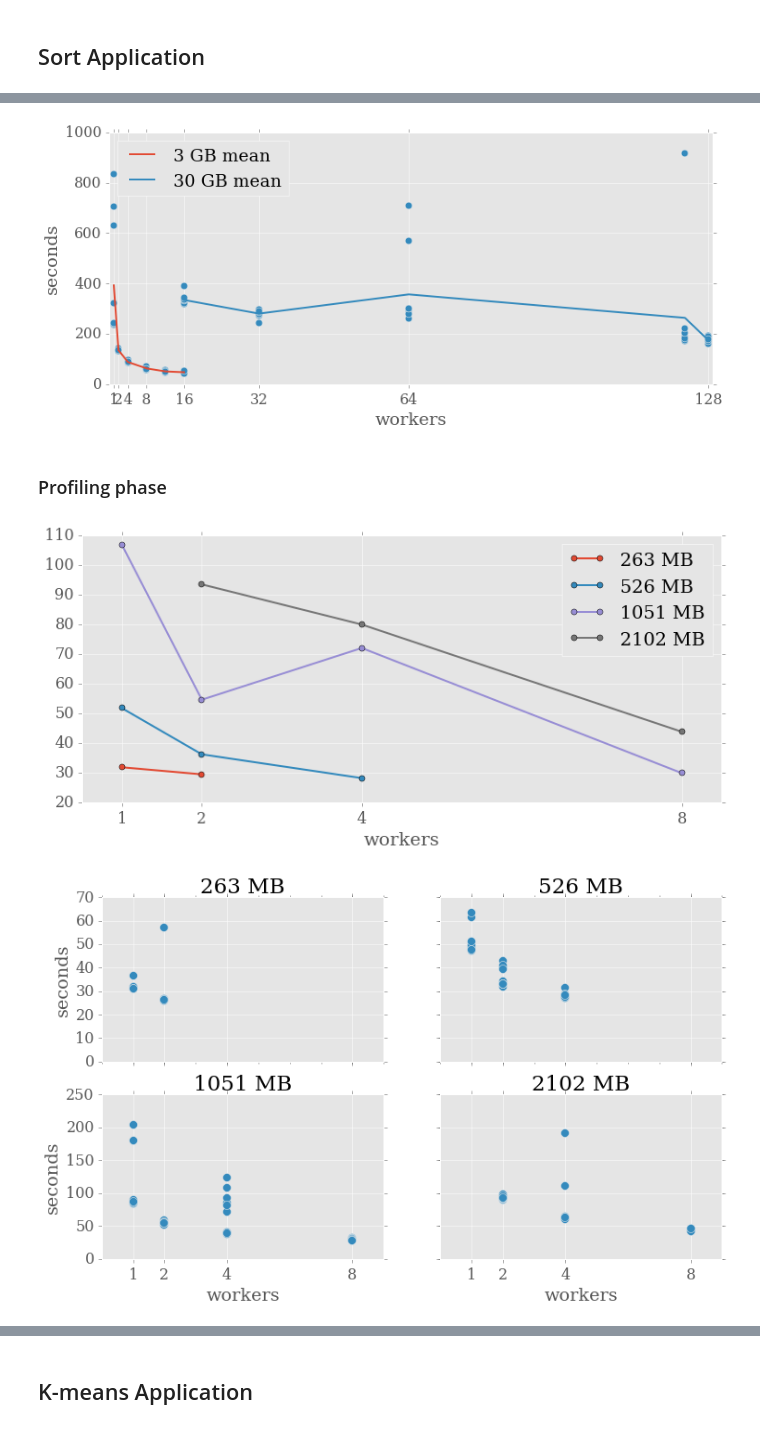
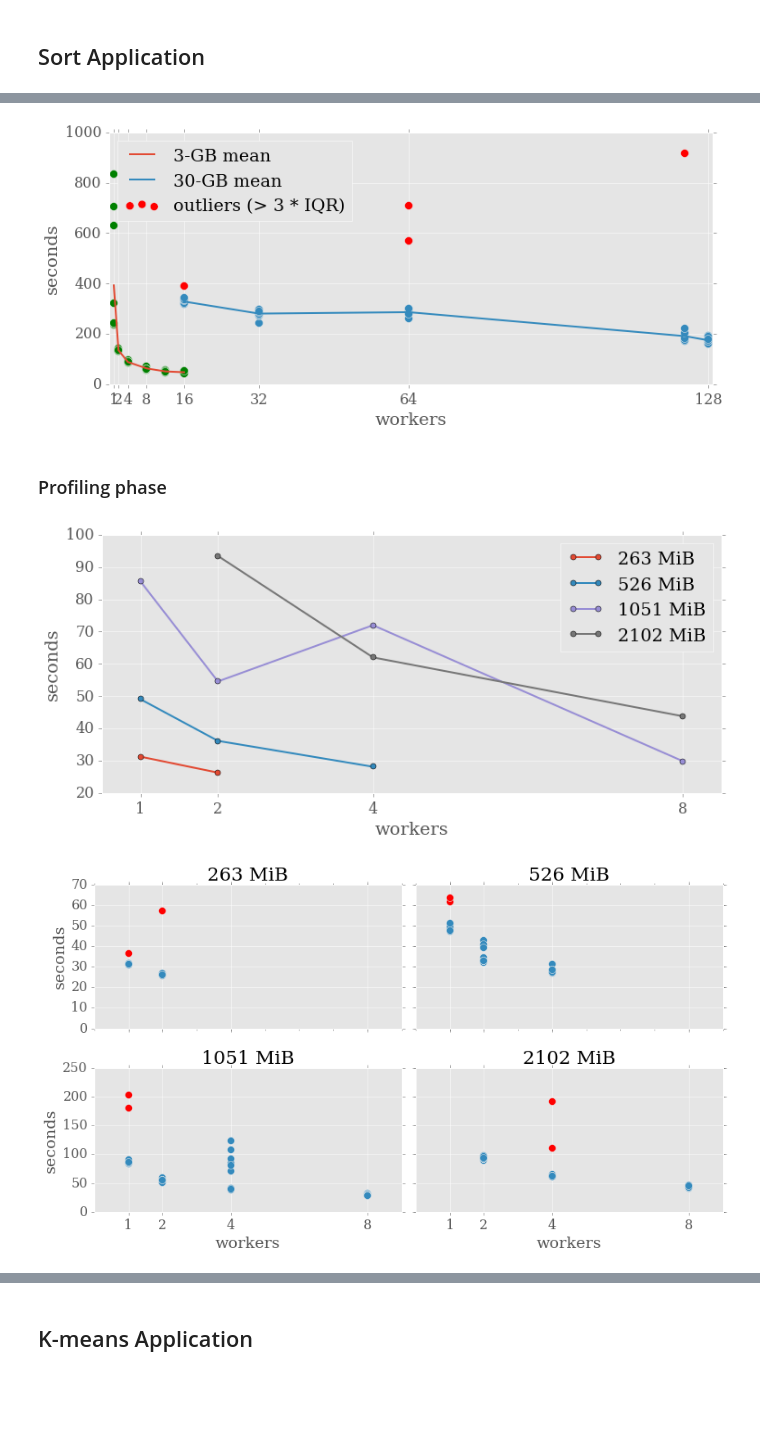
Before and after one commit to cemsbr/phd_notebook, a Jupyter notebook: HiBench.ipynb, the cells around one changed output, grey strips where cells are left out. Saved outputs shown, nothing was run; the diff lists cells and outputs as text; code cells hidden in the pictures; blank space fills up the shorter version.

```diff
--- a/HiBench.ipynb
+++ b/HiBench.ipynb
@@ -2,0 +42,3 @@
+# %%
+df_all = pd.concat([parse_application('sort'), parse_application('kmeans')])
+scale(df_all)
@@ -45,0 +85,5 @@ df['seconds'] /= 1000  # seconds
+# %%
+# dfs = DF for ScalaSort
+dfs = df_all[df_all['application'] == 'ScalaSort'].drop('application', axis=1)
+print('{:d} outliers:'.format(dfs.outlier.sum()))
+dfs[dfs.outlier].drop('outlier', axis=1).groupby(['input','workers']).agg(np.size)
@@ -46,4 +104,5 @@ df['seconds'] /= 1000  # seconds
 # %%
-dfs = df[df['application'] == 'ScalaSort'].drop('application', axis=1)
-dfs.groupby(['input','workers']).agg([np.mean, np.std, np.size])
+df_clean = dfs[~dfs.outlier].drop('outlier', axis=1).groupby(['input','workers']).agg([np.mean, np.std, np.size])
+print("{:g} experiments:".format(df_clean.seconds['size'].sum()))
+df_clean
 # %% [output]
@@ -68,43 +128,63 @@ dfs.groupby(['input','workers']).agg([np.mean, np.std, np.size])
 |  | 128 | 174.30 | 11.50 | 10 |
 # %%
-df_plot = dfs[['workers', 'seconds']]
+# 3 GB
+df_plot = dfs[(dfs.input > 3000) & (dfs.input < 4000)][['workers', 'seconds']]
+ax = df_plot.plot.scatter('workers', 'seconds', legend=False, s=80, color='g', figsize=(12, 5))
+df_plot.groupby('workers').mean().plot(ax=ax)
 
-df_input = df_plot[(dfs['input'] > 3000) & (dfs['input'] < 4000)]
-ax = df_input.plot(kind='scatter', x='workers', y='seconds', s=60, legend=False, figsize=(12,5))
-df_input.groupby('workers').mean().plot(ax=ax)
-
-df_input = df_plot[dfs['input'] > 30000]
-df_input.plot(kind='scatter', x='workers', y='seconds', s=60, legend=False, ax=ax)
-df_input.groupby('workers').mean().plot(ax=ax, xlim=(0, 129), ylim=(0, None))
+# 30 GB
+df_plot = dfs[dfs.input > 30000][['workers', 'seconds']]
+is_outlier = dfs[dfs.input > 30000]['outlier']
+df_plot[~is_outlier].plot.scatter('workers', 'seconds', s=80, legend=False, ax=ax)
+df_plot[~is_outlier].groupby('workers').mean().plot(ax=ax)
+# Outliers
+df_plot[is_outlier].plot.scatter('workers', 'seconds', label='outliers', s=80, ax=ax, color='r', ylim=(0, None))
 
 ax.set_xticks([2**i for i in range(0, 8)])
-plt.legend(['3 GB mean', '30 GB mean'], loc='upper left')
+ax.set_xlim(0, 129)
+handles, _ = ax.get_legend_handles_labels()
+plt.legend(handles, ['3-GB mean', '30-GB mean', 'outliers (> 3 * IQR)'], loc='upper left')
 
-plt.show()
+#plt.savefig('/tmp/img/sort_outliers.pdf')
+
+del df_plot, is_outlier, ax, handles
 # %% [output]
-[figure, old version]
+[figure, new version]
 # %% [markdown]
 ### Profiling phase
 # %%
-df_plot = dfs[dfs['input'] < 3000].groupby(['workers', 'input'])['seconds'].mean().unstack()
-# Humanizing size labels
-df_plot.columns = ['{:d} MB'.format(int(s + 0.5)) for s in df_plot.columns]
+selection = ~dfs.outlier & (dfs.input < 3000)
+df_plot = dfs[selection].groupby(['workers', 'input'])['seconds'].mean().unstack()
+# Humanizing size labels for legends
+df_plot.columns = ['{:d} MiB'.format(int(s + 0.5)) for s in df_plot.columns]
+ax = df_plot.plot(figsize=(12, 5), style='-o', xticks=df_plot.index, xlim=(0.5, 8.5))
+ax.set_ylabel('seconds')
 
-df_plot.plot(figsize=(12, 5), style='-o', xticks=df_plot.index, xlim=(0.5, 8.5));
+#plt.savefig('/tmp/img/sort_prof_means.pdf')
+
+del df_plot, selection
 # %% [output]
-[figure, old version]
+[figure, new version]
 # %%
 df_plot = dfs[dfs['input'] < 3000]
 
 xticks = sorted(df_plot['workers'].unique())
 fig, axes = plt.subplots(2, 2, figsize=(12, 7))
 kwargs = {'s': 80, 'sharex': True, 'sharey': True, 'xticks': xticks, 'xlim': (0, xticks[-1] + 1)}
 
-prof_sizes = sorted(df_plot['input'].unique())
+prof_sizes = sorted(df_plot.input.unique())
 for size, ymax, x, y in zip(prof_sizes, (70, 70, 250, 250), (0,0,1,1), (0,1,0,1)):
     kwargs['ylim'] = (0, ymax)
     ax = axes[x][y]
-    df_plot[df_plot['input'] == size].plot.scatter('workers', 'seconds', ax=ax, **kwargs)
-    ax.set_title('{:d} MB'.format(int(size + 0.5)))
+    has_size = (df_plot.input == size)
+    is_outlier = df_plot.outlier
+    df_plot[has_size & ~is_outlier].plot.scatter('workers', 'seconds', ax=ax, **kwargs)
+    df_plot[has_size & is_outlier].plot.scatter('workers', 'seconds', ax=ax, color='r', **kwargs)
+    ax.set_title('{:d} MiB'.format(int(size + 0.5)))
+
+plt.tight_layout()
+#plt.savefig('/tmp/img/sort_prof_outliers.pdf')
+
+del df_plot, has_size, is_outlier
 # %% [output]
-[figure, old version]
+[figure, new version]
```
Also changed, not shown: parts of 51 cells of this notebook, 2 other files.
